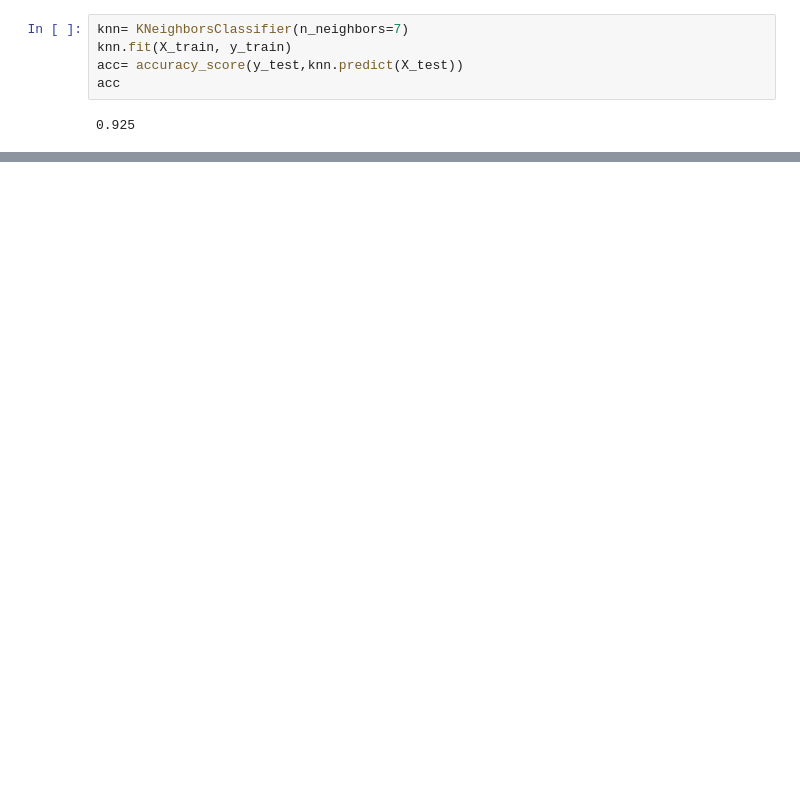
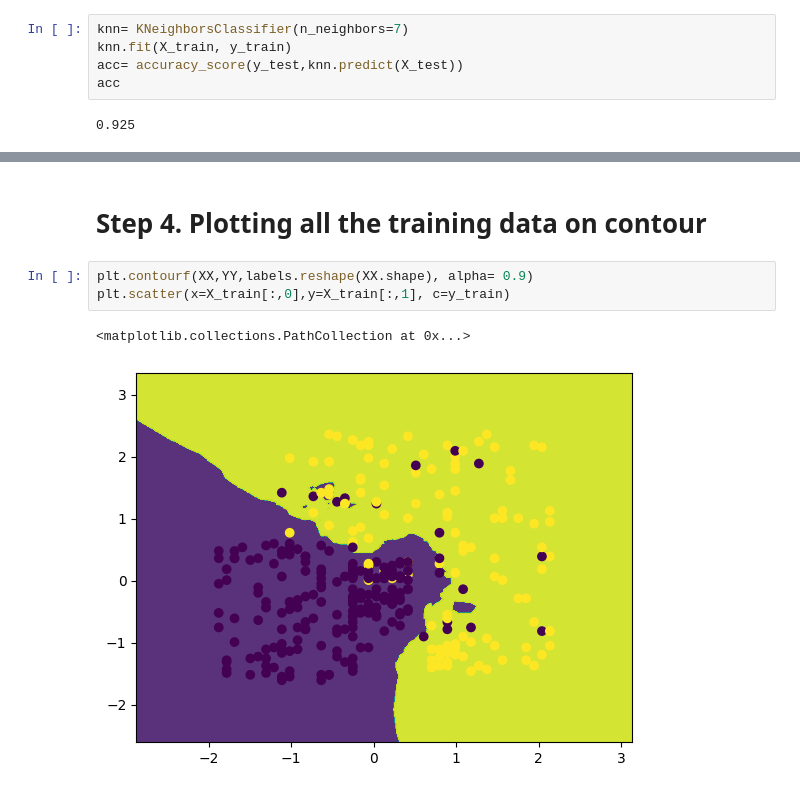
Before and after one commit to ZataraHere/100-Days-of-Machine-Learning, a Jupyter notebook: 6. KNN/knn_classifier.ipynb, the cells around one changed output, grey strips where cells are left out. Cells and saved outputs as stored; diff of their text form; blank space fills up the shorter version.

```diff
--- a/6. KNN/knn_classifier.ipynb
+++ b/6. KNN/knn_classifier.ipynb
@@ -244,0 +268,8 @@ Salary 120000
+# %% [markdown]
+# Step 4. Plotting all the training data on contour
+# %%
+plt.contourf(XX,YY,labels.reshape(XX.shape), alpha= 0.9)
+plt.scatter(x=X_train[:,0],y=X_train[:,1], c=y_train)
+# %% [output]
+<matplotlib.collections.PathCollection at 0x...>
+[figure, added]
```
Also changed, not shown: parts of 14 cells of this notebook.
